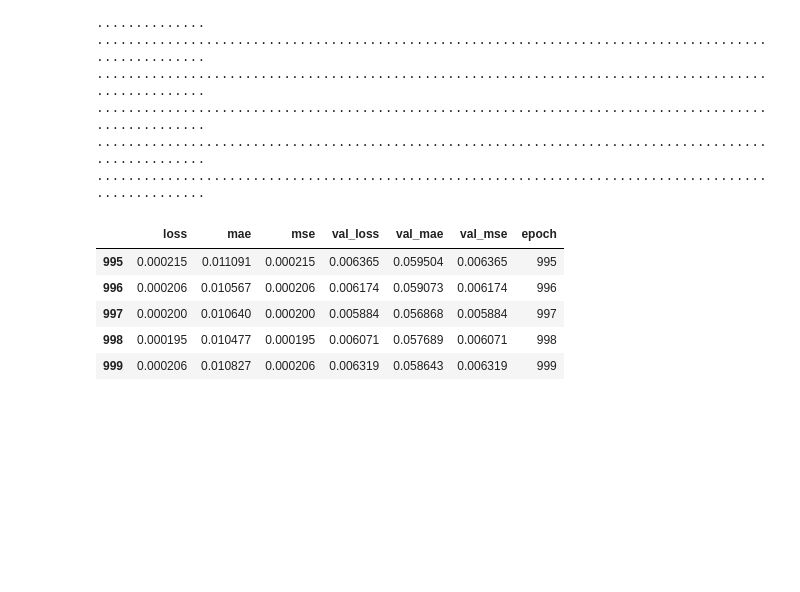
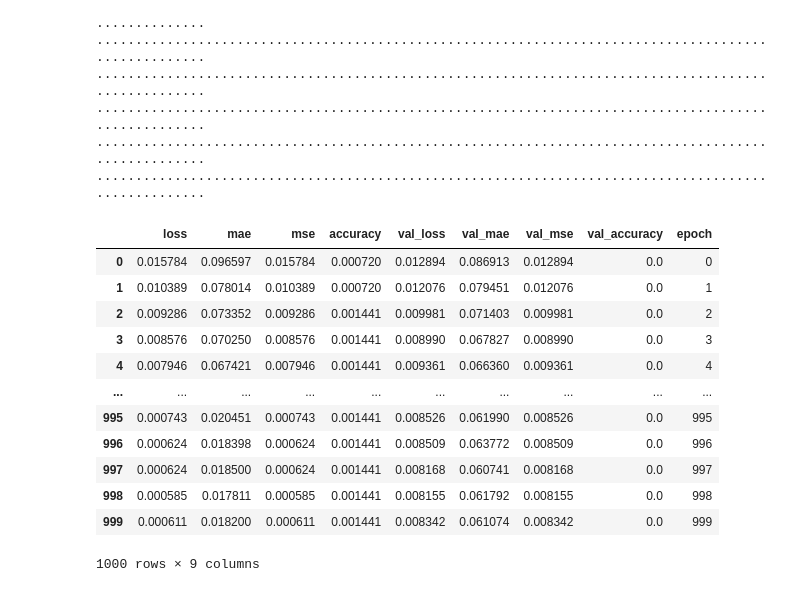
Before and after one commit to iDolphin99/proj-argricultural-price-predict, a Jupyter notebook: Dolphin/model_RNN.ipynb, the cells around one changed output. Saved outputs shown, nothing was run; the diff lists cells and outputs as text; code cells hidden in the pictures; blank space fills up the shorter version.

```diff
--- a/Dolphin/model_RNN.ipynb
+++ b/Dolphin/model_RNN.ipynb
@@ -79,22 +111,23 @@ def feature_importance(model_xgb) :
 
 
 def graph(pred, test_label) :
-  plt.figure(figsize=(16, 9))
-  plt.plot(test_label, label = 'actual')
-  plt.plot(pred, label = 'prediction')
-  plt.legend()
-  plt.show()
+    plt.figure(figsize=(16, 9))
+    plt.plot(test_label, label = 'actual')
+    plt.plot(pred, label = 'prediction')
+    plt.legend()
+    plt.show()
 
 
 def build_model(train_dataset):
-  model = keras.Sequential([
+    model = keras.Sequential([
     layers.Dense(64, activation='relu', input_shape=[len(train_dataset.keys())]),
     layers.Dense(64, activation='relu'),
     layers.Dense(1)])
 
-  optimizer = tf.keras.optimizers.RMSprop(0.001)
+    optimizer = tf.keras.optimizers.RMSprop(0.001)
 
-  model.compile(loss='mse',
-                optimizer=optimizer,
+    model.compile(loss='mse',
+                optimizer=Adam(learning_rate=0.001),
                 metrics=['mae', 'mse', 'accuracy'])
-  return model
+
+    return model
@@ -111 +134,5 @@ train_X, test_X, train_y, test_y = get_data_split(input_data, X_column, y_column
+# %%
+input_data = pre_processing(nf_green_onion)
+
+train_X, test_X, train_y, test_y = get_data_split(input_data, X_column_green_onion, y_column_green_onion)
 # %%
@@ -160,13 +186,20 @@ history = model_rnn.fit(
 # %%
 hist = pd.DataFrame(history.history)
 hist['epoch'] = history.epoch
-hist.tail()
+hist
 # %% [output]
-|  | loss | mae | mse | val_loss | val_mae | val_mse | epoch |
-| 995 | 0.000215 | 0.011091 | 0.000215 | 0.006365 | 0.059504 | 0.006365 | 995 |
-| 996 | 0.000206 | 0.010567 | 0.000206 | 0.006174 | 0.059073 | 0.006174 | 996 |
-| 997 | 0.000200 | 0.010640 | 0.000200 | 0.005884 | 0.056868 | 0.005884 | 997 |
-| 998 | 0.000195 | 0.010477 | 0.000195 | 0.006071 | 0.057689 | 0.006071 | 998 |
-| 999 | 0.000206 | 0.010827 | 0.000206 | 0.006319 | 0.058643 | 0.006319 | 999 |
+|  | loss | mae | mse | accuracy | val_loss | val_mae | val_mse | val_accuracy | epoch |
+| 0 | 0.015784 | 0.096597 | 0.015784 | 0.000720 | 0.012894 | 0.086913 | 0.012894 | 0.0 | 0 |
+| 1 | 0.010389 | 0.078014 | 0.010389 | 0.000720 | 0.012076 | 0.079451 | 0.012076 | 0.0 | 1 |
+| 2 | 0.009286 | 0.073352 | 0.009286 | 0.001441 | 0.009981 | 0.071403 | 0.009981 | 0.0 | 2 |
+| 3 | 0.008576 | 0.070250 | 0.008576 | 0.001441 | 0.008990 | 0.067827 | 0.008990 | 0.0 | 3 |
+| 4 | 0.007946 | 0.067421 | 0.007946 | 0.001441 | 0.009361 | 0.066360 | 0.009361 | 0.0 | 4 |
+| ... | ... | ... | ... | ... | ... | ... | ... | ... | ... |
+| 995 | 0.000743 | 0.020451 | 0.000743 | 0.001441 | 0.008526 | 0.061990 | 0.008526 | 0.0 | 995 |
+| 996 | 0.000624 | 0.018398 | 0.000624 | 0.001441 | 0.008509 | 0.063772 | 0.008509 | 0.0 | 996 |
+| 997 | 0.000624 | 0.018500 | 0.000624 | 0.001441 | 0.008168 | 0.060741 | 0.008168 | 0.0 | 997 |
+| 998 | 0.000585 | 0.017811 | 0.000585 | 0.001441 | 0.008155 | 0.061792 | 0.008155 | 0.0 | 998 |
+| 999 | 0.000611 | 0.018200 | 0.000611 | 0.001441 | 0.008342 | 0.061074 | 0.008342 | 0.0 | 999 |
+1000 rows × 9 columns
 # %%
 def plot_history(history):
```
Also changed, not shown: parts of 13 cells of this notebook, 1 other file.
